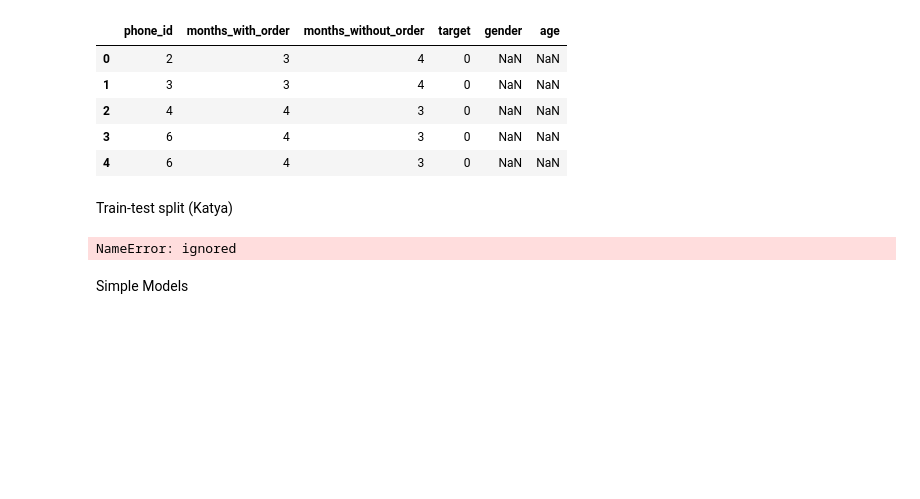
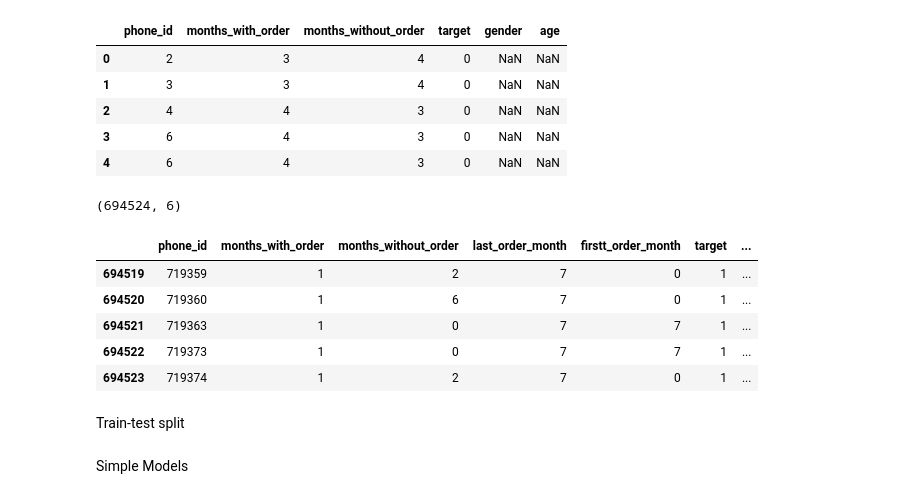
Before and after one commit to screemix/The_Glorious_Chargers, a Jupyter notebook: Models.ipynb, the cells around one changed output. Drawn from its saved outputs; the diff is of its cells as text; code cells hidden in the pictures; blank space fills up the shorter version.

Commit message:
read files from drive

```diff
--- a/Models.ipynb
+++ b/Models.ipynb
@@ -87,9 +87,19 @@ train_v2.head()
 | 2 | 4 | 4 | 3 | 0 | NaN | NaN |
 | 3 | 6 | 4 | 3 | 0 | NaN | NaN |
 | 4 | 6 | 4 | 3 | 0 | NaN | NaN |
+# %%
+train_v2.shape
+# %% [output]
+(694524, 6)
+# %%
+train_v2 = pd.read_csv('./drive/My Drive/Colab Notebooks/NGWL The Glorious Chargers/01_preprocessed_data/train_v2.csv')
+train_v2.tail()
+# %% [output]
+|  | phone_id | months_with_order | months_without_order | last_order_month | firstt_order_month | target | ... |
+| 694519 | 719359 | 1 | 2 | 7 | 0 | 1 | ... |
+| 694520 | 719360 | 1 | 6 | 7 | 0 | 1 | ... |
+| 694521 | 719363 | 1 | 0 | 7 | 7 | 1 | ... |
+| 694522 | 719373 | 1 | 0 | 7 | 7 | 1 | ... |
+| 694523 | 719374 | 1 | 2 | 7 | 0 | 1 | ... |
 # %% [markdown]
-Train-test split (Katya)
+Train-test split
-# %%
-train_and_test_y = data['Target']
-# %% [output]
-NameError: ignored
```
Also changed, not shown: parts of 13 cells of this notebook.
